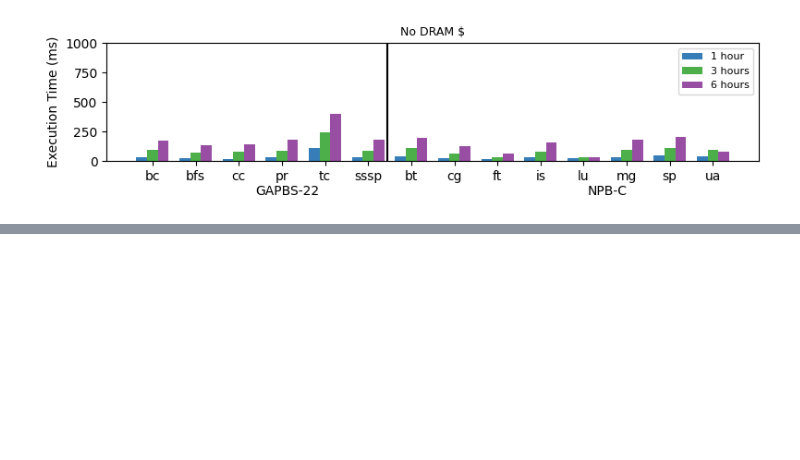
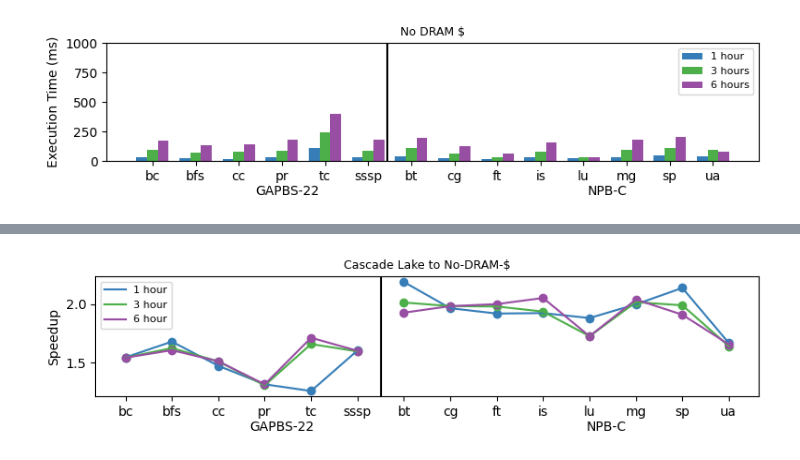
Before and after one commit to darchr/dramCacheController, a Jupyter notebook: data_plot_compare_hours.ipynb, the cells around one changed output, grey strips where cells are left out. Cells and saved outputs as stored; diff of their text form; code cells hidden in the pictures; blank space fills up the shorter version.

```diff
--- a/data_plot_compare_hours.ipynb
+++ b/data_plot_compare_hours.ipynb
@@ -496,0 +559,34 @@ plt.tight_layout()
+# %%
+# Multi bar Chart
+fig = plt.figure()
+fig.set_size_inches(8,2)
+
+x = np.arange(6)*4+1
+plt.plot(x, gap_cas/gap_noDC, label='1 hour', color=cmap(1))
+plt.plot(x, gap_cas_3hr/gap_noDC_3hr, label='3 hour', color=cmap(2))
+plt.plot(x, gap_cas_6hr/gap_noDC_6hr, label='6 hour', color=cmap(3))
+plt.scatter(x, gap_cas/gap_noDC, color=cmap(1))
+plt.scatter(x, gap_cas_3hr/gap_noDC_3hr, color=cmap(2))
+plt.scatter(x, gap_cas_6hr/gap_noDC_6hr, color=cmap(3))
+
+x=np.arange(6,14)*4+1
+plt.plot(x, npb_cas/npb_noDC, color=cmap(1))
+plt.plot(x, npb_cas_3hr/npb_noDC_3hr, color=cmap(2))
+plt.plot(x, npb_cas_6hr/npb_noDC_6hr, color=cmap(3))
+plt.scatter(x, npb_cas/npb_noDC, color=cmap(1))
+plt.scatter(x, npb_cas_3hr/npb_noDC_3hr, color=cmap(2))
+plt.scatter(x, npb_cas_6hr/npb_noDC_6hr, color=cmap(3))
+
+plt.figtext(0.3, 0.01, "GAPBS-22")
+plt.figtext(0.75, 0.01, "NPB-C")
+
+plt.xticks(np.arange(14)*4+1, list(app_gap)+list(app_npb))
+plt.axvline(x=23, color='black')
+
+plt.ylabel("Speedup")
+plt.title("Cascade Lake to No-DRAM-$", fontsize = 9)
+plt.legend(fontsize=8, ncol=1)
+plt.tight_layout()
+#plt.savefig("../figures/cs1_all_bips.pdf")
+# %% [output]
+[figure, added]
```
Also changed, not shown: parts of 1 cell of this notebook.
